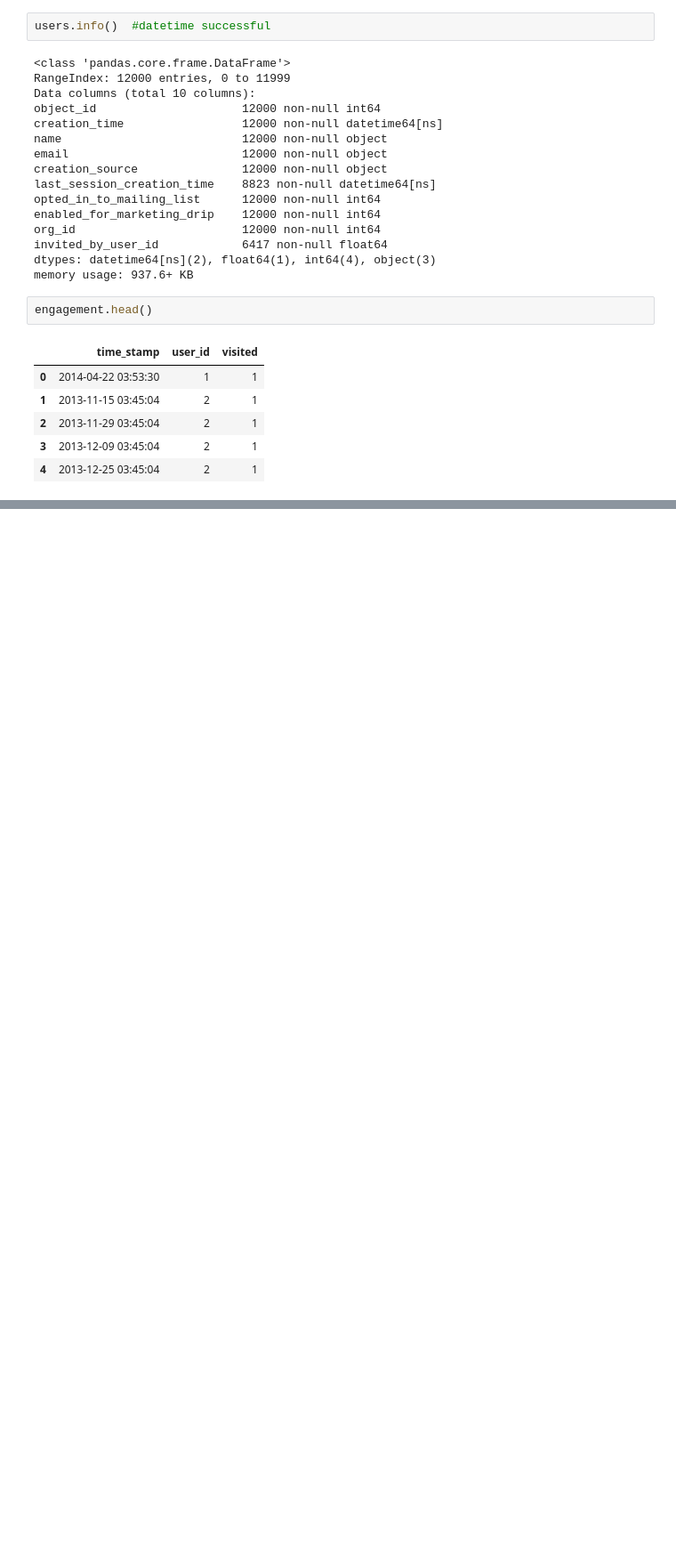
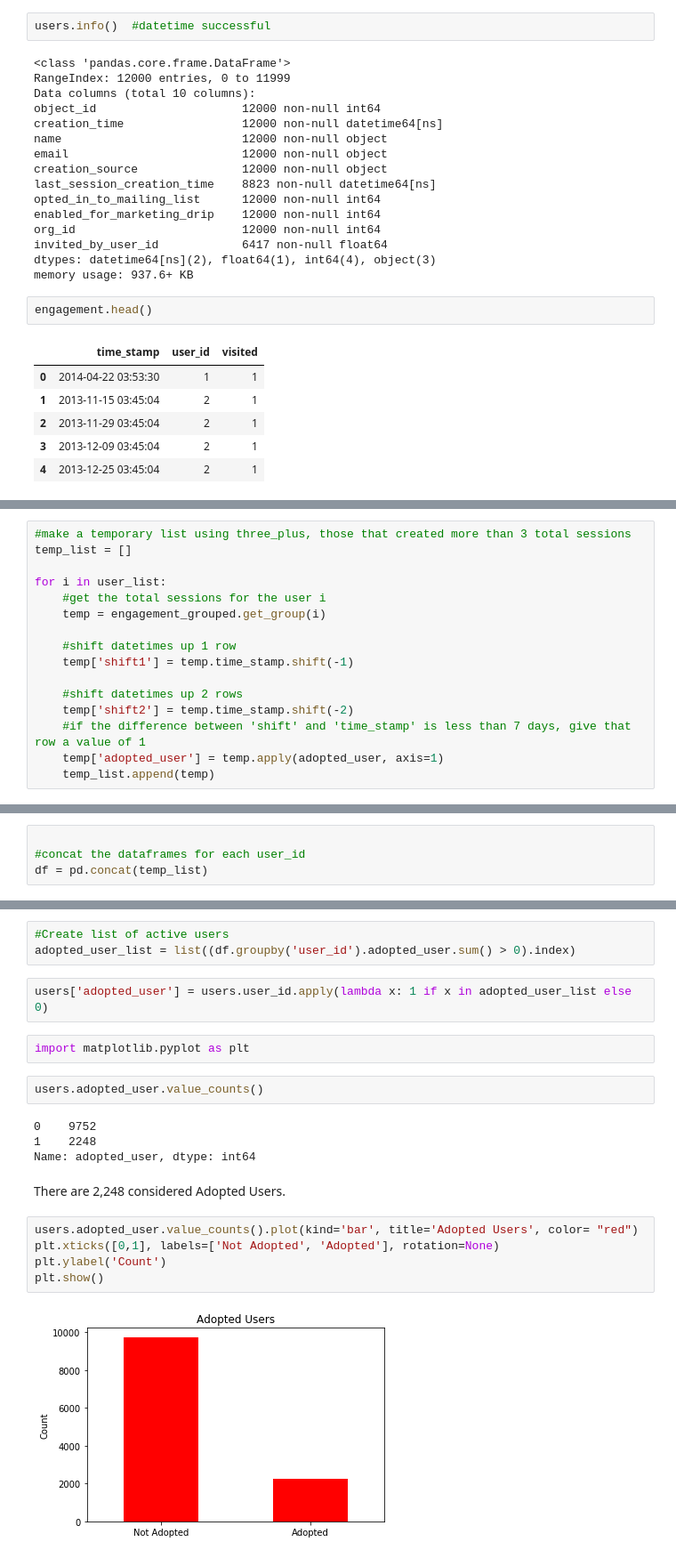
Before and after one commit to mightysquirrely/Springboard-Mini-Projects, a Jupyter notebook: take_home_challenge_relax.ipynb, the cells around one changed output, grey strips where cells are left out. Shown: that part at 89% size. Drawn from its saved outputs; the diff is of its cells as text; blank space fills up the shorter version.

```diff
--- a/take_home_challenge_relax.ipynb
+++ b/take_home_challenge_relax.ipynb
@@ -87,0 +125,16 @@ from sklearn.metrics import accuracy_score
+# %%
+#make a temporary list using three_plus, those that created more than 3 total sessions
+temp_list = []
+
+for i in user_list:
+    #get the total sessions for the user i
+    temp = engagement_grouped.get_group(i)
+
+    #shift datetimes up 1 row
+    temp['shift1'] = temp.time_stamp.shift(-1)
+
+    #shift datetimes up 2 rows
+    temp['shift2'] = temp.time_stamp.shift(-2)
+    #if the difference between 'shift' and 'time_stamp' is less than 7 days, give that row a value of 1
+    temp['adopted_user'] = temp.apply(adopted_user, axis=1)
+    temp_list.append(temp)
@@ -87,0 +156,4 @@ from sklearn.metrics import accuracy_score
+# %%
+
+#concat the dataframes for each user_id
+df = pd.concat(temp_list)
@@ -87,0 +183,22 @@ from sklearn.metrics import accuracy_score
+# %%
+#Create list of active users
+adopted_user_list = list((df.groupby('user_id').adopted_user.sum() > 0).index)
+# %%
+users['adopted_user'] = users.user_id.apply(lambda x: 1 if x in adopted_user_list else 0)
+# %%
+import matplotlib.pyplot as plt
+# %%
+users.adopted_user.value_counts()
+# %% [output]
+0    9752
+1    2248
+Name: adopted_user, dtype: int64
+# %% [markdown]
+There are 2,248 considered Adopted Users.
+# %%
+users.adopted_user.value_counts().plot(kind='bar', title='Adopted Users', color= "red")
+plt.xticks([0,1], labels=['Not Adopted', 'Adopted'], rotation=None)
+plt.ylabel('Count')
+plt.show()
+# %% [output]
+[figure, added]
```
Also changed, not shown: parts of 18 cells of this notebook.
